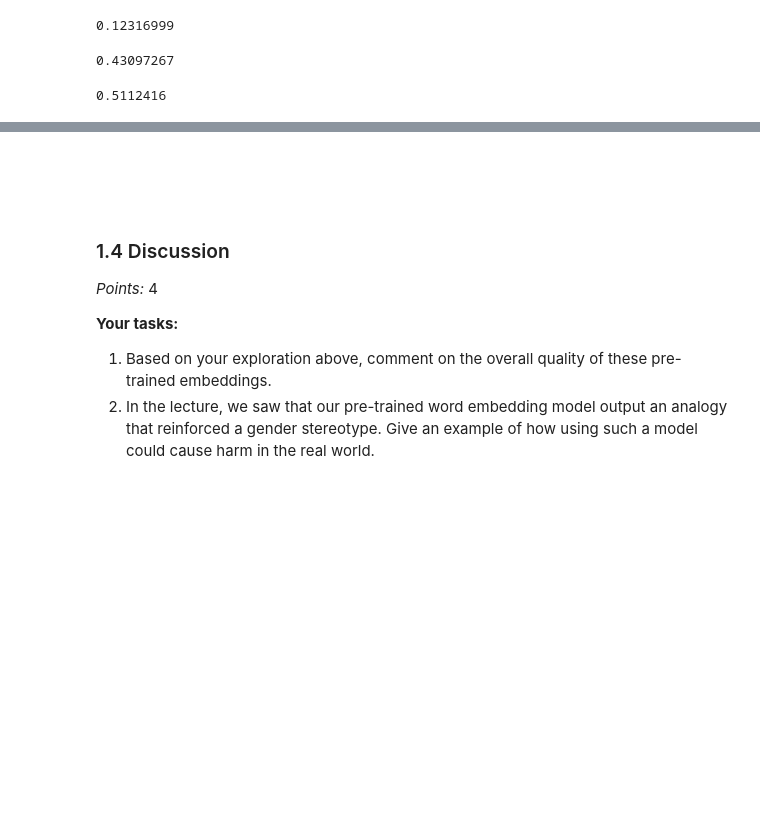
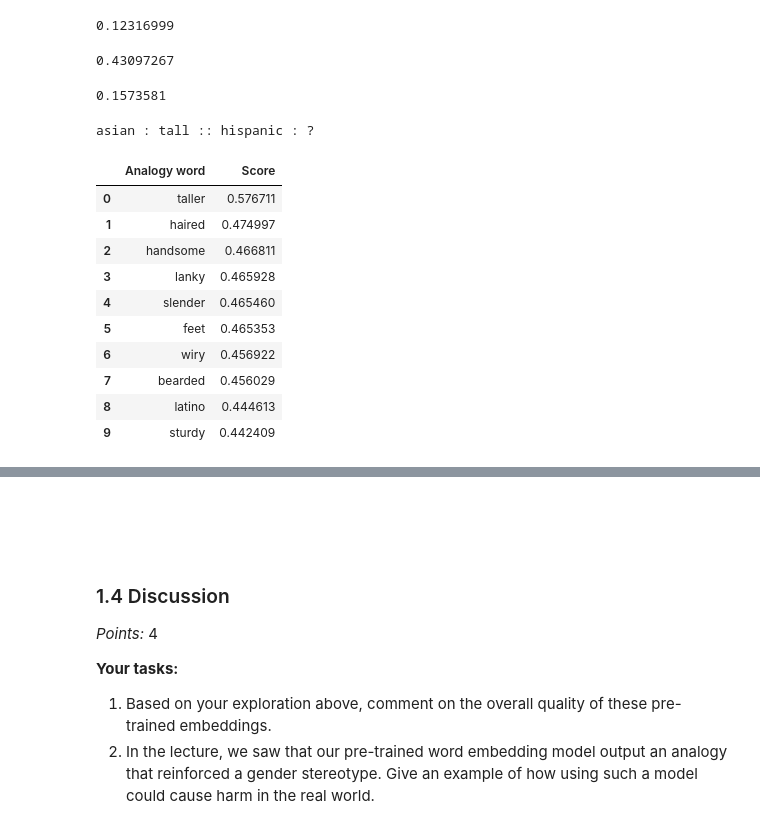
Before and after one commit to SteveIsnthere/cpsc330-2023W2, a Jupyter notebook: hw/hw7/hw7.ipynb, the cells around one changed output, grey strips where cells are left out. Drawn from its saved outputs; the diff is of its cells as text; code cells hidden in the pictures; blank space fills up the shorter version.

```diff
--- a/hw/hw7/hw7.ipynb
+++ b/hw/hw7/hw7.ipynb
@@ -294,6 +264,21 @@ glove_wiki_vectors.similarity("asian", "short")
 # %% [output]
 0.43097267
 # %%
-glove_wiki_vectors.similarity("white", "short")
+glove_wiki_vectors.similarity("hispanic", "short")
 # %% [output]
-0.5112416
+0.1573581
+# %%
+analogy("asian", "tall", "hispanic")
+# %% [output]
+asian : tall :: hispanic : ?
+|  | Analogy word | Score |
+| 0 | taller | 0.576711 |
+| 1 | haired | 0.474997 |
+| 2 | handsome | 0.466811 |
+| 3 | lanky | 0.465928 |
+| 4 | slender | 0.465460 |
+| 5 | feet | 0.465353 |
+| 6 | wiry | 0.456922 |
+| 7 | bearded | 0.456029 |
+| 8 | latino | 0.444613 |
+| 9 | sturdy | 0.442409 |
```
Also changed, not shown: parts of 14 cells of this notebook.
